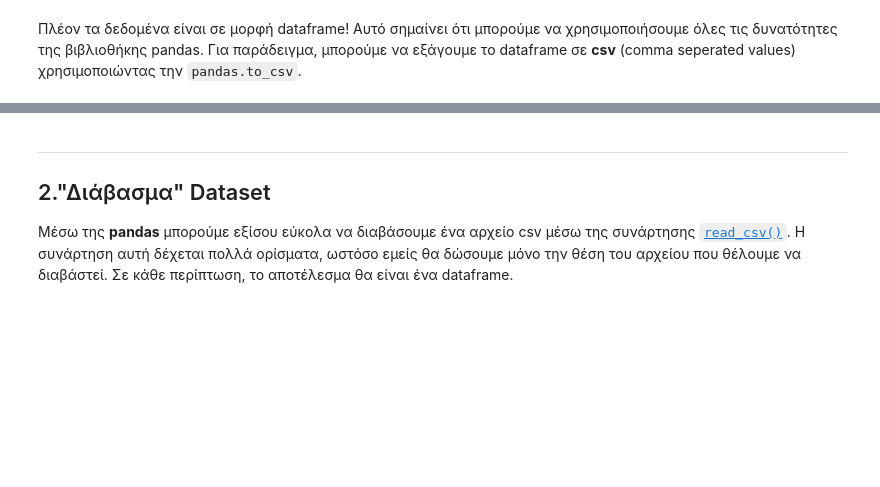
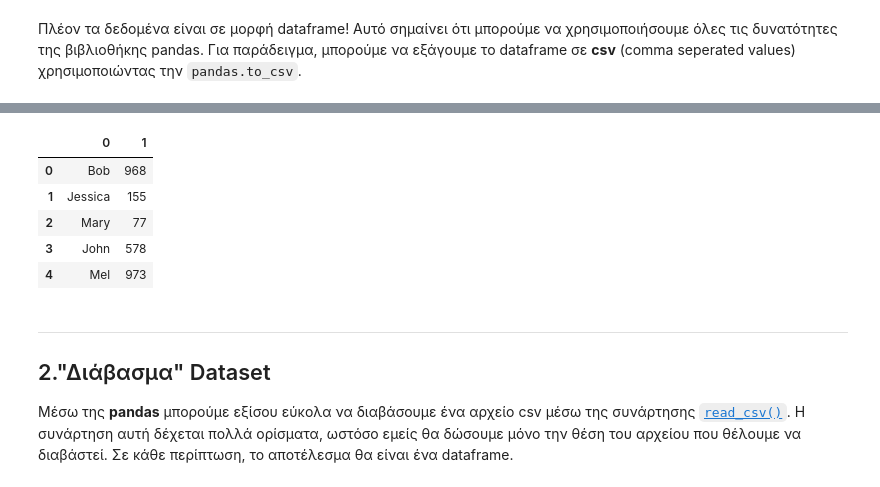
Before and after one commit to cpapasotiri/Data-Mining-Techniques, a Jupyter notebook: Lab/lab1/LabPracticeExercises/lab1.ipynb, the cells around one changed output, grey strips where cells are left out. Saved outputs shown, nothing was run; the diff lists cells and outputs as text; code cells hidden in the pictures; blank space fills up the shorter version.

```diff
--- a/Lab/lab1/LabPracticeExercises/lab1.ipynb
+++ b/Lab/lab1/LabPracticeExercises/lab1.ipynb
@@ -49,6 +80,16 @@ births = [968, 155, 77, 578, 973]
 # %%
 # Εξάγετε το dataset στο 'births1880.csv' χωρίς Header και index.
 # Μπορείτε να χρησιμοποιήσετε την εντολή pandas.to_csv? για περισσότερες πληροφορίες
+path = '/content/drive/MyDrive/DIT/8ο εξάμηνο/ΤΕΧΝΙΚΕΣ ΕΞΟΡΥΞΗΣ ΔΕΔΟΜΕΝΩΝ/TEDE/Lab/lab1/LabPracticeExercises/lab1_births.csv'
+df.to_csv(path, index=False, header=False)
+df
+# %% [output]
+|  | 0 | 1 |
+| 0 | Bob | 968 |
+| 1 | Jessica | 155 |
+| 2 | Mary | 77 |
+| 3 | John | 578 |
+| 4 | Mel | 973 |
 # %% [markdown]
 ---
 ## 2."Διάβασμα" Dataset
```
Also changed, not shown: parts of 10 cells of this notebook, 2 other files.
